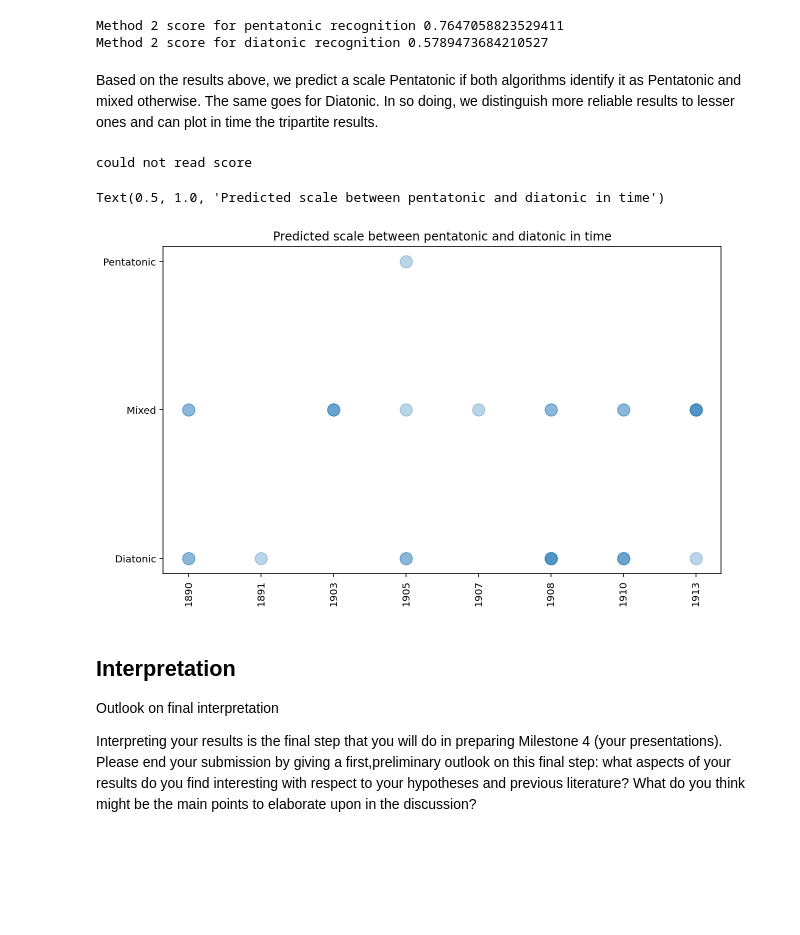
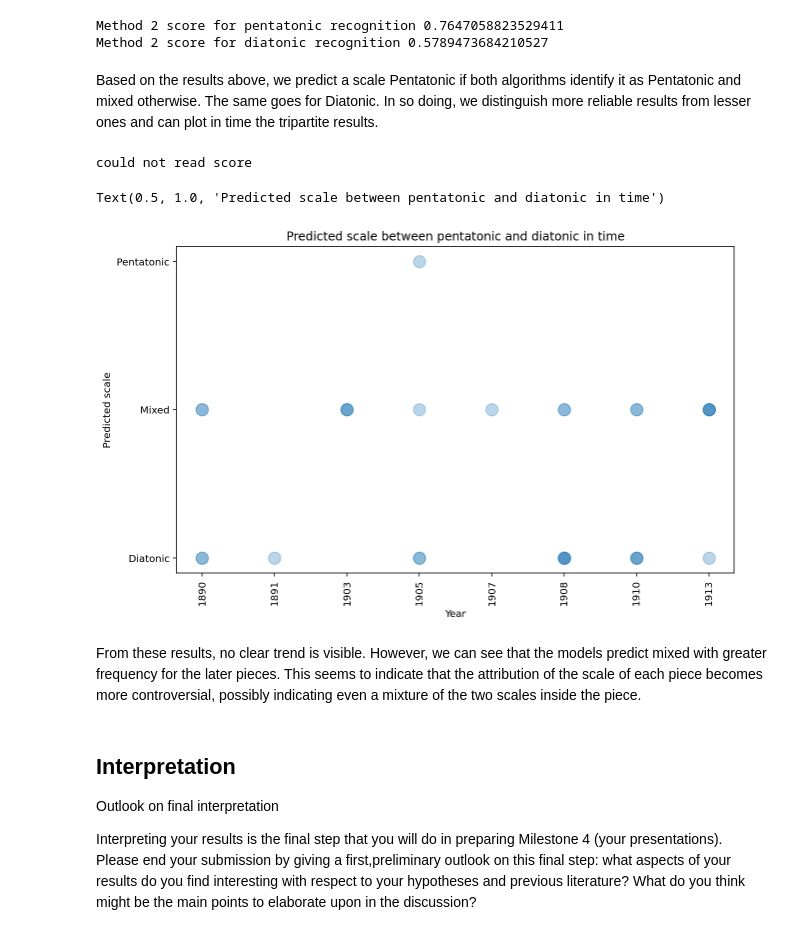
Before and after one commit to ludovicaschaerf/Group-5-Debussy-Pitch-Scapes, a Jupyter notebook: milestone3.ipynb, the cells around one changed output. Drawn from its saved outputs; the diff is of its cells as text; code cells hidden in the pictures; blank space fills up the shorter version.

Commit message:
results explanation

```diff
--- a/milestone3.ipynb
+++ b/milestone3.ipynb
@@ -518,7 +529,7 @@ print('Method 2 score for diatonic recognition', correct/tot)
 Method 2 score for pentatonic recognition 0.7647058823529411
 Method 2 score for diatonic recognition 0.5789473684210527
 # %% [markdown]
-Based on the results above, we predict a scale Pentatonic if both algorithms identify it as Pentatonic and mixed otherwise. The same goes for Diatonic. In so doing, we distinguish more reliable results to lesser ones and can plot in time the tripartite results.
+Based on the results above, we predict a scale Pentatonic if both algorithms identify it as Pentatonic and mixed otherwise. The same goes for Diatonic. In so doing, we distinguish more reliable results from lesser ones and can plot in time the tripartite results.
 # %%
 scores = glob('./scores/*.mid')
 
@@ -544,15 +555,19 @@ could not read score
 # %%
 fig = plt.figure(figsize=(10, 6))
 ax= fig.add_subplot()
 ax.scatter([name.split('\\')[-1][:4] for name in dic_scores.keys()],
             list(dic_scores.values()),
             alpha=.3,
             s=150)
+plt.xlabel('Year')
+plt.ylabel('Predicted scale')
 plt.xticks(rotation=90)
 plt.title('Predicted scale between pentatonic and diatonic in time')
 # %% [output]
 Text(0.5, 1.0, 'Predicted scale between pentatonic and diatonic in time')
-[figure, old version]
+[figure, new version]
+# %% [markdown]
+From these results, no clear trend is visible. However, we can see that the models predict mixed with greater frequency for the later pieces. This seems to indicate that the attribution of the scale of each piece becomes more controversial, possibly indicating even a mixture of the two scales inside the piece.
 # %% [markdown]
 ## Interpretation
 
```
Also changed, not shown: parts of 9 cells of this notebook.
